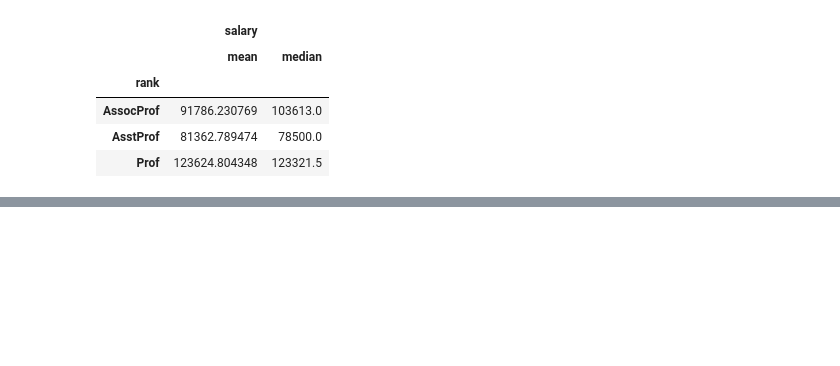
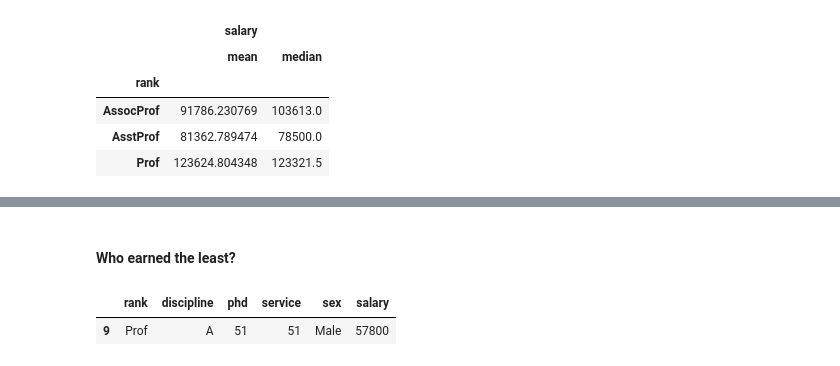
Before and after one commit to chineidu/Assignments, a Jupyter notebook: EDA.ipynb, the cells around one changed output, grey strips where cells are left out. Cells and saved outputs as stored; diff of their text form; code cells hidden in the pictures; blank space fills up the shorter version.

```diff
--- a/EDA.ipynb
+++ b/EDA.ipynb
@@ -161,0 +270,10 @@ grp_rank[['salary']].agg(['mean', 'median'])
+# %% [markdown]
+#### Who earned the least?
+# %%
+# Min salary
+min_salary = data['salary'].min()
+
+data[data['salary'] == min_salary]
+# %% [output]
+|  | rank | discipline | phd | service | sex | salary |
+| 9 | Prof | A | 51 | 51 | Male | 57800 |
```
Also changed, not shown: parts of 24 cells of this notebook.
